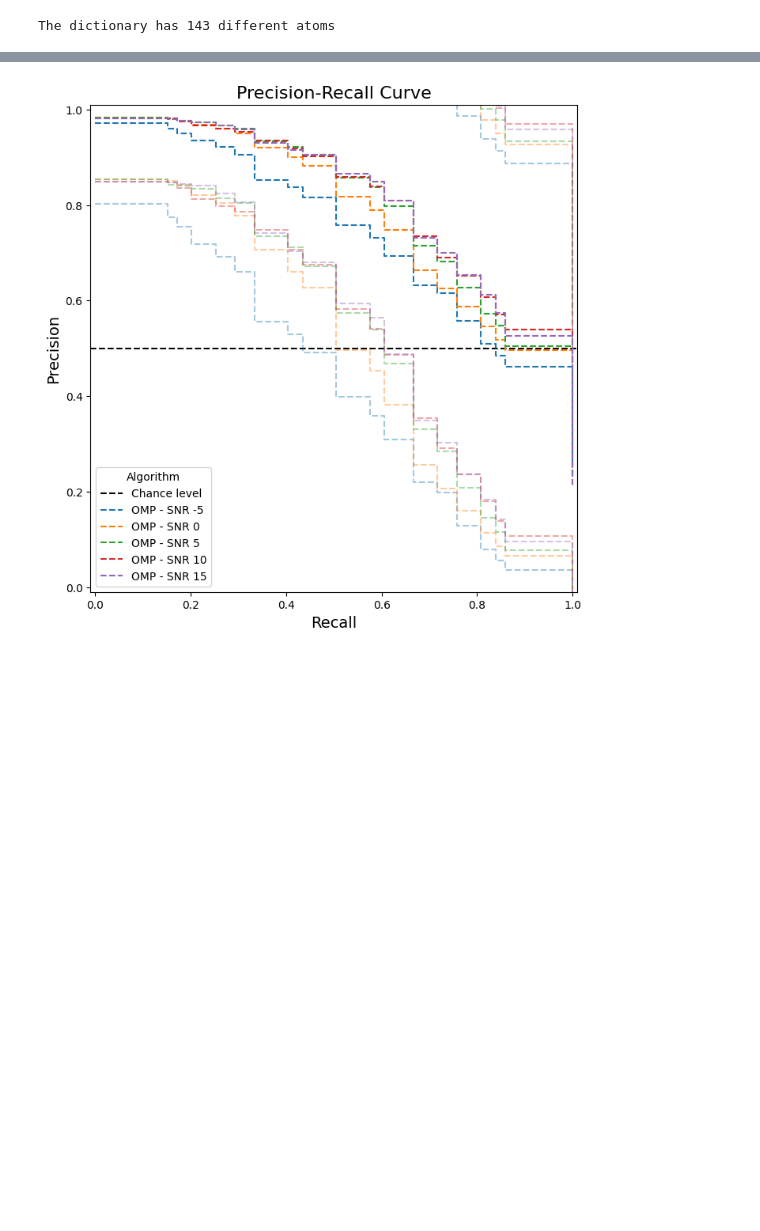
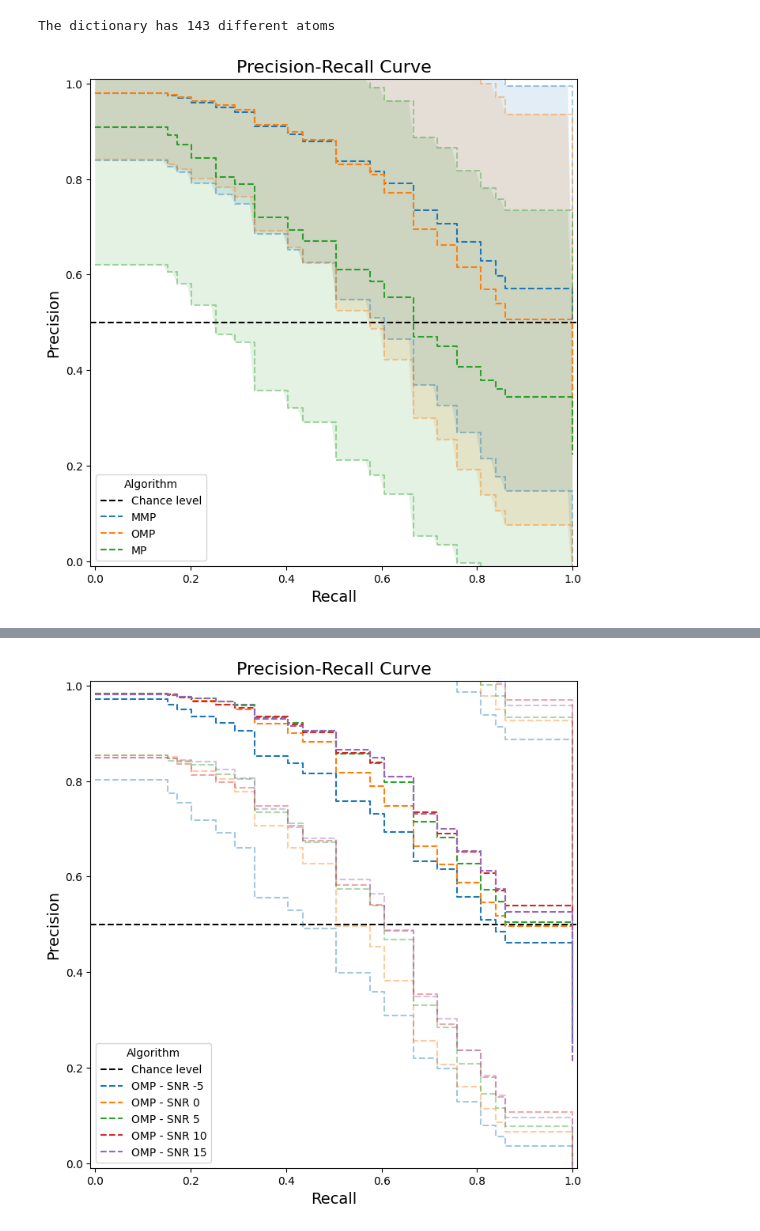
Before and after one commit to yanisgomes/csc, a Jupyter notebook: icassp/prc_plot_results.ipynb, the cells around one changed output, grey strips where cells are left out. Drawn from its saved outputs; the diff is of its cells as text; code cells hidden in the pictures; blank space fills up the shorter version.

```diff
--- a/icassp/prc_plot_results.ipynb
+++ b/icassp/prc_plot_results.ipynb
@@ -43,8 +44,11 @@ workbench.load_data()
 workbench.set_dictionary(dictionary)
 # %%
 workbench.plotPRCurvesFromDB(
+    MMP=path_to_prc_mmpdf_db,
     OMP=path_to_prc_omp_db,
     MP=path_to_prc_mp_db,
     n_samples=100,
-    max_sparsity=10
+    max_sparsity=30
     )
+# %% [output]
+[figure, added]
```
Also changed, not shown: parts of 3 cells of this notebook, 2 other files.
